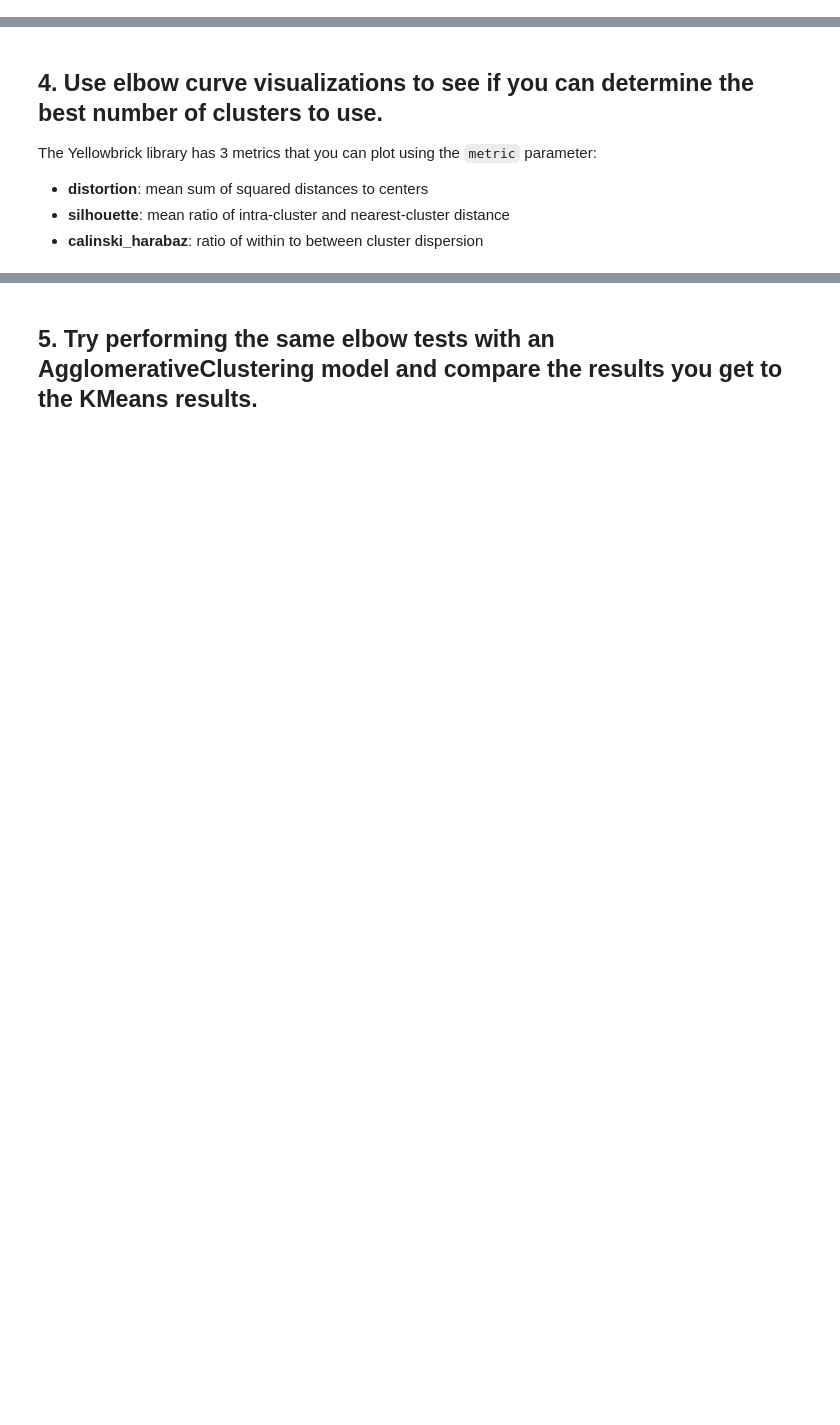
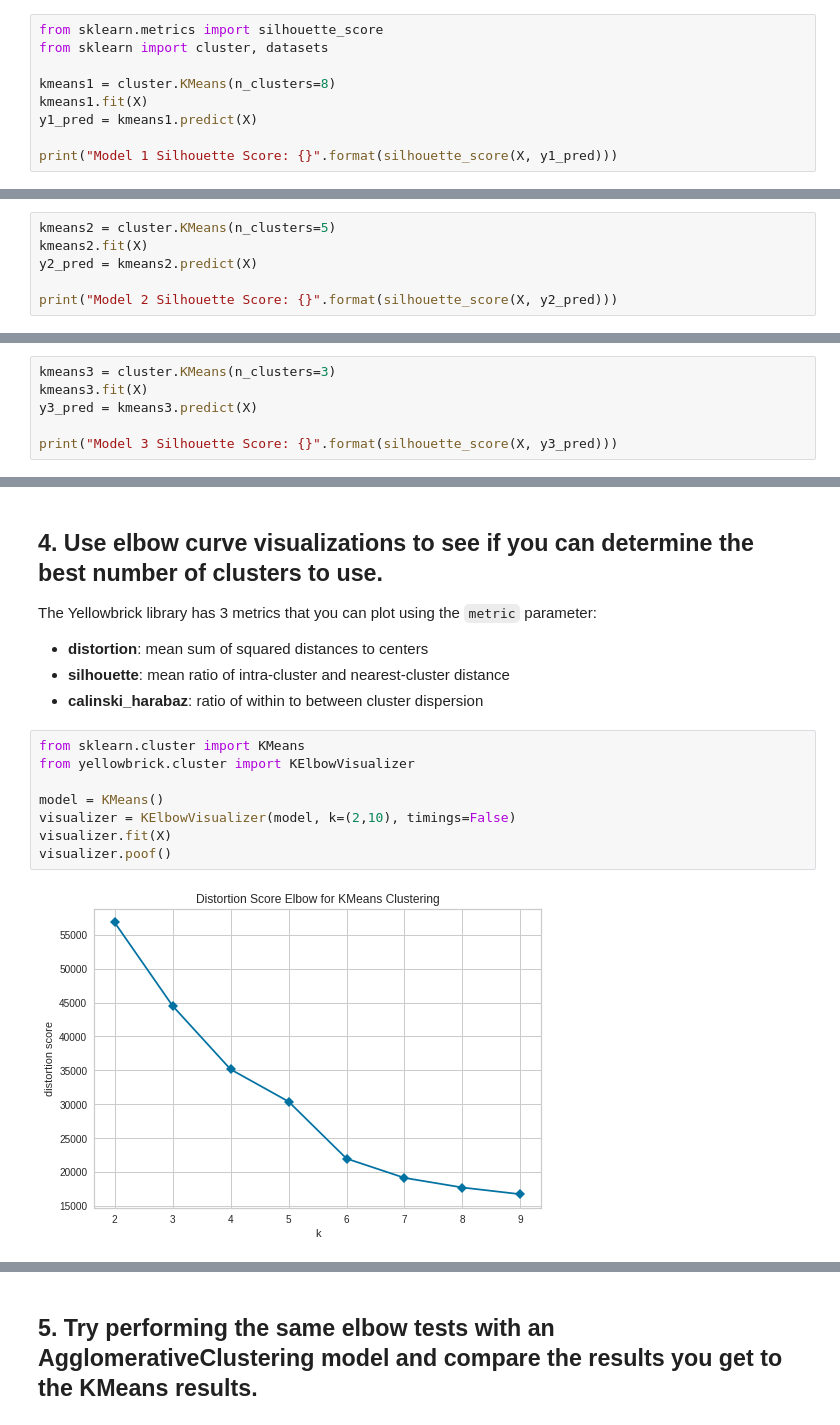
Before and after one commit to carlosmd14/datamad0119, a Jupyter notebook: module-3/lab-unsupervised-learning-evaluation/your-code/main.ipynb, the cells around one changed output, grey strips where cells are left out. Drawn from its saved outputs; the diff is of its cells as text; blank space fills up the shorter version.

```diff
--- a/module-3/lab-unsupervised-learning-evaluation/your-code/main.ipynb
+++ b/module-3/lab-unsupervised-learning-evaluation/your-code/main.ipynb
@@ -19,0 +18,9 @@ y = pd.Series(data["target"])
+# %%
+from sklearn.metrics import silhouette_score
+from sklearn import cluster, datasets
+
+kmeans1 = cluster.KMeans(n_clusters=8)
+kmeans1.fit(X)
+y1_pred = kmeans1.predict(X)
+
+print("Model 1 Silhouette Score: {}".format(silhouette_score(X, y1_pred)))
@@ -20,2 +29,8 @@ y = pd.Series(data["target"])
 # %% [markdown]
 ## 2. Train a KMeans clustering model on the data set using 5 clusters and compute the silhouette score for the model.
+# %%
+kmeans2 = cluster.KMeans(n_clusters=5)
+kmeans2.fit(X)
+y2_pred = kmeans2.predict(X)
+
+print("Model 2 Silhouette Score: {}".format(silhouette_score(X, y2_pred)))
@@ -22,2 +39,8 @@ y = pd.Series(data["target"])
 # %% [markdown]
 ## 3. Train a KMeans clustering model on the data set using 3 clusters and compute the silhouette score for the model.
+# %%
+kmeans3 = cluster.KMeans(n_clusters=3)
+kmeans3.fit(X)
+y3_pred = kmeans3.predict(X)
+
+print("Model 3 Silhouette Score: {}".format(silhouette_score(X, y3_pred)))
@@ -29,3 +54,13 @@ The Yellowbrick library has 3 metrics that you can plot using the `metric` param
 - **distortion**: mean sum of squared distances to centers
 - **silhouette**: mean ratio of intra-cluster and nearest-cluster distance
 - **calinski_harabaz**: ratio of within to between cluster dispersion
+# %%
+from sklearn.cluster import KMeans
+from yellowbrick.cluster import KElbowVisualizer
+
+model = KMeans()
+visualizer = KElbowVisualizer(model, k=(2,10), timings=False)
+visualizer.fit(X)
+visualizer.poof()
+# %% [output]
+[figure, added]
```
Also changed, not shown: parts of 12 cells of this notebook.
